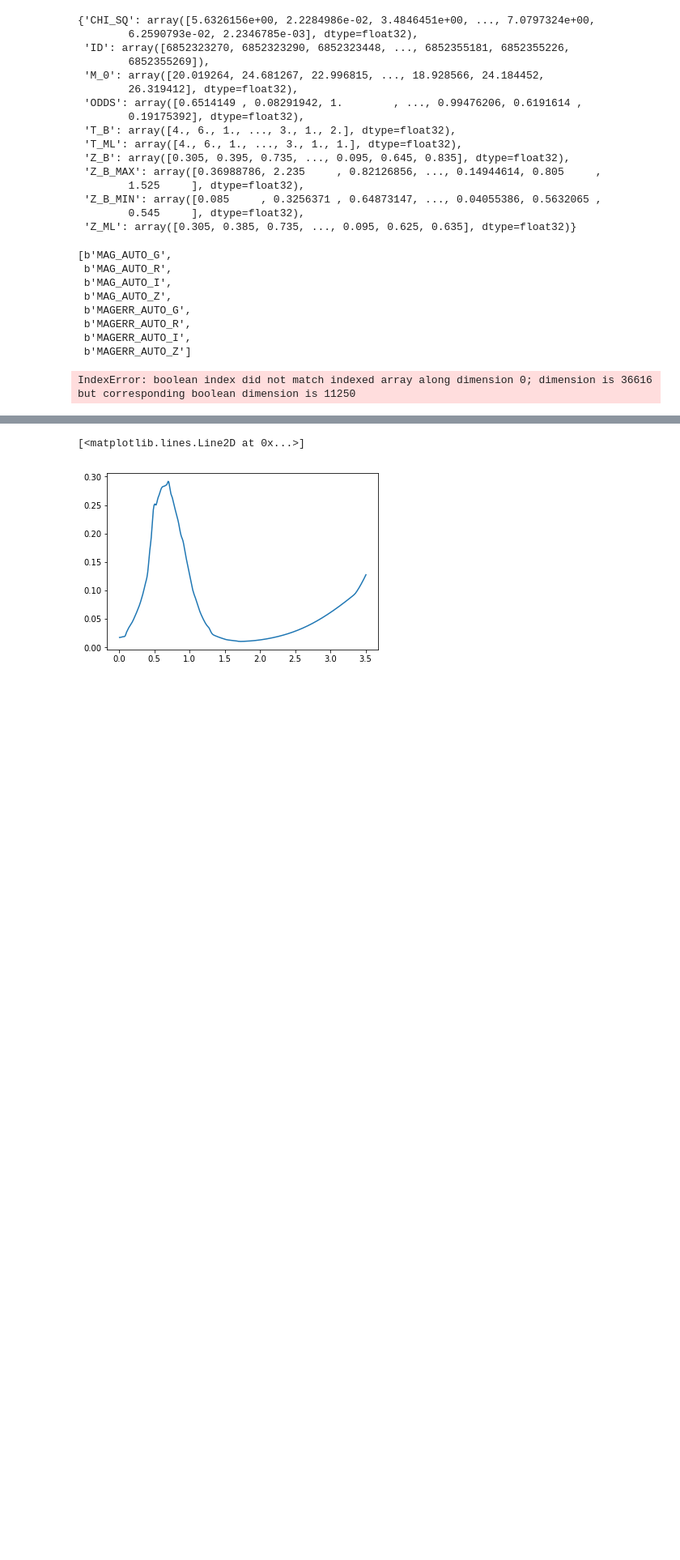
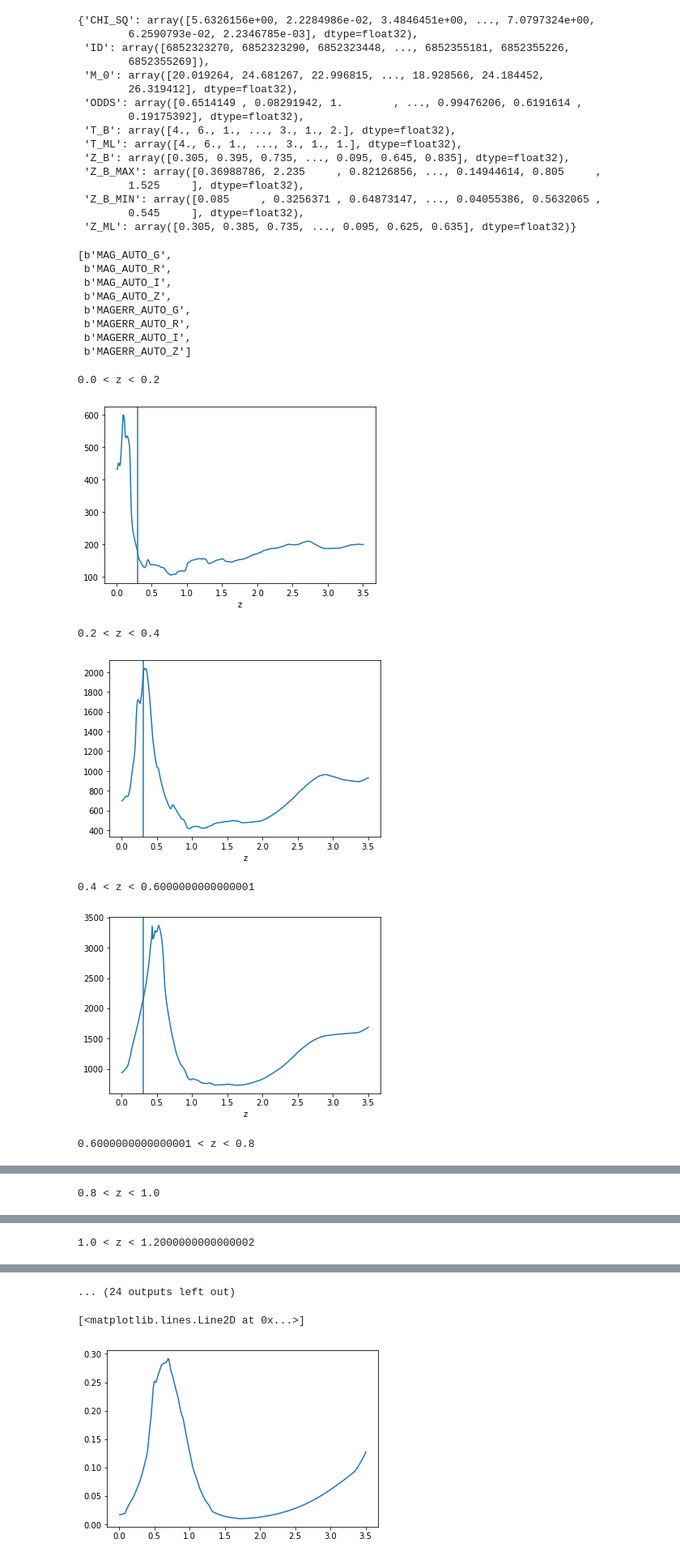
Before and after one commit to rbgdet/CSPZ, a Jupyter notebook: notebooks/ProbsViewer.ipynb, the cells around one changed output, grey strips where cells are left out. Shown at 81% size. Drawn from its saved outputs; the diff is of its cells as text; code cells hidden in the pictures; blank space fills up the shorter version.

```diff
--- a/notebooks/ProbsViewer.ipynb
+++ b/notebooks/ProbsViewer.ipynb
@@ -69,23 +69,29 @@ zs2d = np.arange(0, 3.7, 0.2)
 # %%
 for i in range(len(zs2d)):
     if i<=17:
         zlo, zhi= zs2d[i], zs2d[i+1]
     else: break
-    mask = np.logical_and(data['Z_ML']>zlo, data['Z_ML']<zhi)
+    mask = np.logical_and(data1['Z_ML']>zlo, data1['Z_ML']<zhi)
 
     IDs = np.array(probs)[2:][mask]
 
     t_mls = data1['T_ML'][mask].astype('int')-1
     full_pdf = 0
     for i, ID in enumerate(IDs):
         z = probs[ID][0]
         pdf = probs[ID][2][:,t_mls[i]]
         full_pdf+=pdf
 
     print(f'{zlo} < z < {zhi}')
     plt.xlabel('z')
     plt.plot(z, full_pdf)
     plt.axvline(0.305)
     plt.show()
 # %% [output]
-IndexError: boolean index did not match indexed array along dimension 0; dimension is 36616 but corresponding boolean dimension is 11250
+0.0 < z < 0.2
+[figure, added]
+0.2 < z < 0.4
+[figure, added]
+0.4 < z < 0.6000000000000001
+[figure, added]
+0.6000000000000001 < z < 0.8
@@ -91,0 +99 @@ IndexError: boolean index did not match indexed array along dimension 0; dimensi
+0.8 < z < 1.0
@@ -91,0 +101 @@ IndexError: boolean index did not match indexed array along dimension 0; dimensi
+1.0 < z < 1.2000000000000002
@@ -92,3 +103,4 @@ IndexError: boolean index did not match indexed array along dimension 0; dimensi
+... (24 outputs left out)
 # %%
 x = probs['6852323278']
 # %%
```
Also changed, not shown: parts of 2 cells of this notebook, 1 other file.
